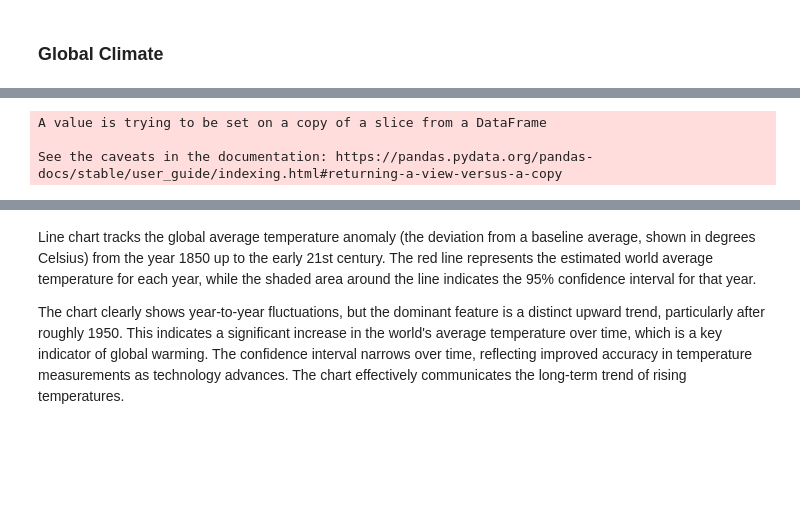
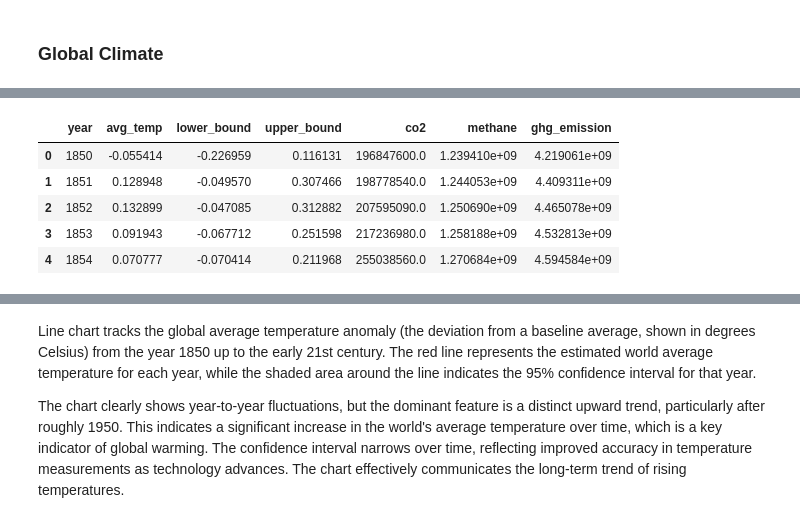
Before and after one commit to Haotian-Ma/carbon-reducer, a Jupyter notebook: data/main.ipynb, the cells around one changed output, grey strips where cells are left out. Saved outputs shown, nothing was run; the diff lists cells and outputs as text; code cells hidden in the pictures; blank space fills up the shorter version.

```diff
--- a/data/main.ipynb
+++ b/data/main.ipynb
@@ -99,0 +43,5 @@ pandas only supports SQLAlchemy connectable (engine/connection) or database stri
+# %%
+heat_data = loading_data_from_db("heat_data")
+global_climate = loading_data_from_db("global_climate_data")
+forest_trend = loading_data_from_db("forest_trend")
+world_temp_data = loading_data_from_db("world_temp_data")
@@ -101,6 +54,3 @@ pandas only supports SQLAlchemy connectable (engine/connection) or database stri
 -----
 # %% [markdown]
 ### Global Climate
-# %%
-global_climate = df3.copy()
-global_climate
@@ -121,12 +57,9 @@ global_climate
-# %%
-temp_data = pd.read_csv("https://ourworldindata.org/grapher/temperature-anomaly.csv?v=1&csvType=full&useColumnShortNames=true", storage_options = {'User-Agent': 'Our World In Data data fetch/1.0'})
-world_temp_data = temp_data[temp_data['Entity'] == 'World']
-world_temp_data.rename(columns={
-    "near_surface_temperature_anomaly": "avg_temperature",
-    "near_surface_temperature_anomaly_lower": "lower_bound",
-    "near_surface_temperature_anomaly_upper": "upper_bound"
-}, inplace=True)
-# %% [output]
-A value is trying to be set on a copy of a slice from a DataFrame
-
-See the caveats in the documentation: https://pandas.pydata.org/pandas-docs/stable/user_guide/indexing.html#returning-a-view-versus-a-copy
+# %%
+global_climate.head()
+# %% [output]
+|  | year | avg_temp | lower_bound | upper_bound | co2 | methane | ghg_emission |
+| 0 | 1850 | -0.055414 | -0.226959 | 0.116131 | 196847600.0 | 1.239410e+09 | 4.219061e+09 |
+| 1 | 1851 | 0.128948 | -0.049570 | 0.307466 | 198778540.0 | 1.244053e+09 | 4.409311e+09 |
+| 2 | 1852 | 0.132899 | -0.047085 | 0.312882 | 207595090.0 | 1.250690e+09 | 4.465078e+09 |
+| 3 | 1853 | 0.091943 | -0.067712 | 0.251598 | 217236980.0 | 1.258188e+09 | 4.532813e+09 |
+| 4 | 1854 | 0.070777 | -0.070414 | 0.211968 | 255038560.0 | 1.270684e+09 | 4.594584e+09 |
```
Also changed, not shown: parts of 35 cells of this notebook, 2 other files.
